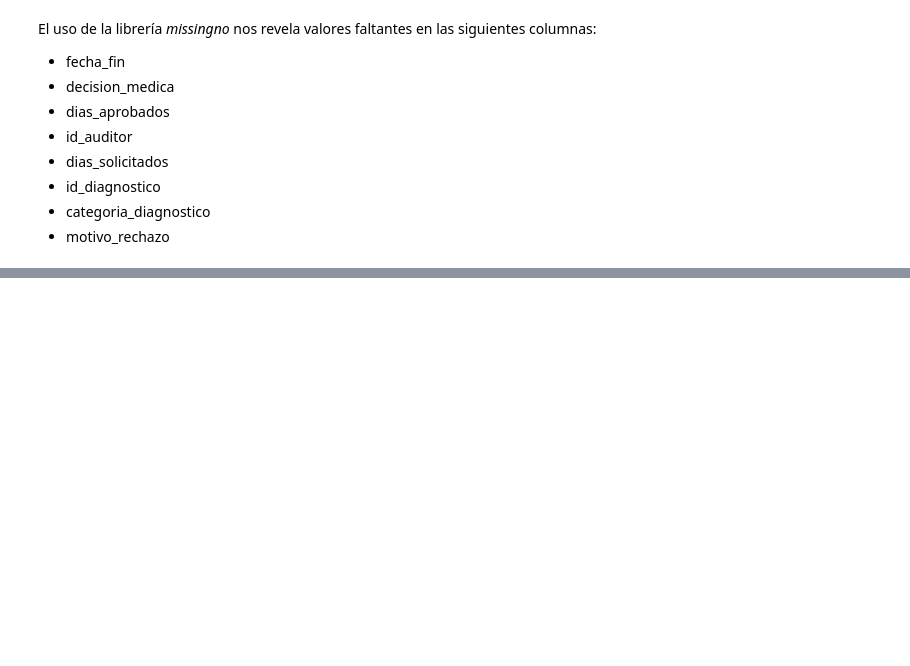
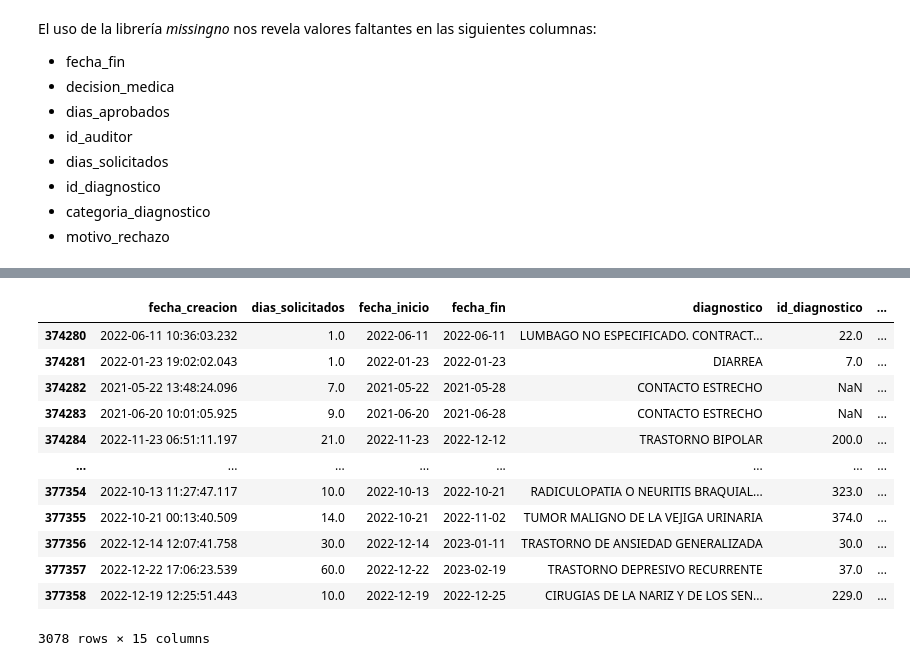
Before and after one commit to grabyc/diplodatos-mentoria, a Jupyter notebook: TP02/TP02_Consignas.ipynb, the cells around one changed output, grey strips where cells are left out. Drawn from its saved outputs; the diff is of its cells as text; code cells hidden in the pictures; blank space fills up the shorter version.

```diff
--- a/TP02/TP02_Consignas.ipynb
+++ b/TP02/TP02_Consignas.ipynb
@@ -178,0 +206,4 @@ Por el alto grado de correlación se descarta que se trate de valores faltantes
+# %%
+generos_abs_freq = pd.crosstab(index=relev_df["genero"], columns="count")
+generos_rel_freq = generos_abs_freq/generos_abs_freq.sum()
+generos_rel_freq
@@ -178,0 +254,15 @@ Por el alto grado de correlación se descarta que se trate de valores faltantes
+# %%
+import numpy as np
+
+# previamente se habian obtenido las frecuencias relativas de cada genero; ahora se usaran como probabilidad en la funcion prob_gender()
+aux_freqs = generos_rel_freq.to_numpy().reshape(1,-1).flatten()
+
+# genera valores ['FEMALE', 'MALE'] siguiendo las probabilidades relativas obtenidas previamente
+def prob_gender():
+    return np.random.choice(
+                a = ['FEMALE', 'MALE'],
+                p = [aux_freqs[0], 1 - aux_freqs[0]]
+            )
+
+# se imputan los valores de genero ['OTHER'] con los valores ['FEMALE', 'MALE'] siguiendo las probabilidades relativas obtenidas previamente
+relev_df['genero'].mask(relev_df['genero'] == 'OTHER', prob_gender(), inplace=True)
@@ -178,0 +290,17 @@ Por el alto grado de correlación se descarta que se trate de valores faltantes
+# %%
+cols = ['fecha_inicio', 'decision_medica', 'dias_aprobados']
+relev_df[relev_df['decision_medica'].isna()]
+# %% [output]
+|  | fecha_creacion | dias_solicitados | fecha_inicio | fecha_fin | diagnostico | id_diagnostico | ... |
+| 374280 | 2022-06-11 10:36:03.232 | 1.0 | 2022-06-11 | 2022-06-11 | LUMBAGO NO ESPECIFICADO. CONTRACT... | 22.0 | ... |
+| 374281 | 2022-01-23 19:02:02.043 | 1.0 | 2022-01-23 | 2022-01-23 | DIARREA | 7.0 | ... |
+| 374282 | 2021-05-22 13:48:24.096 | 7.0 | 2021-05-22 | 2021-05-28 | CONTACTO ESTRECHO | NaN | ... |
+| 374283 | 2021-06-20 10:01:05.925 | 9.0 | 2021-06-20 | 2021-06-28 | CONTACTO ESTRECHO | NaN | ... |
+| 374284 | 2022-11-23 06:51:11.197 | 21.0 | 2022-11-23 | 2022-12-12 | TRASTORNO BIPOLAR | 200.0 | ... |
+| ... | ... | ... | ... | ... | ... | ... | ... |
+| 377354 | 2022-10-13 11:27:47.117 | 10.0 | 2022-10-13 | 2022-10-21 | RADICULOPATIA O NEURITIS BRAQUIAL... | 323.0 | ... |
+| 377355 | 2022-10-21 00:13:40.509 | 14.0 | 2022-10-21 | 2022-11-02 | TUMOR MALIGNO DE LA VEJIGA URINARIA | 374.0 | ... |
+| 377356 | 2022-12-14 12:07:41.758 | 30.0 | 2022-12-14 | 2023-01-11 | TRASTORNO DE ANSIEDAD GENERALIZADA | 30.0 | ... |
+| 377357 | 2022-12-22 17:06:23.539 | 60.0 | 2022-12-22 | 2023-02-19 | TRASTORNO DEPRESIVO RECURRENTE | 37.0 | ... |
+| 377358 | 2022-12-19 12:25:51.443 | 10.0 | 2022-12-19 | 2022-12-25 | CIRUGIAS DE LA NARIZ Y DE LOS SEN... | 229.0 | ... |
+3078 rows × 15 columns
```
Also changed, not shown: parts of 14 cells of this notebook.
